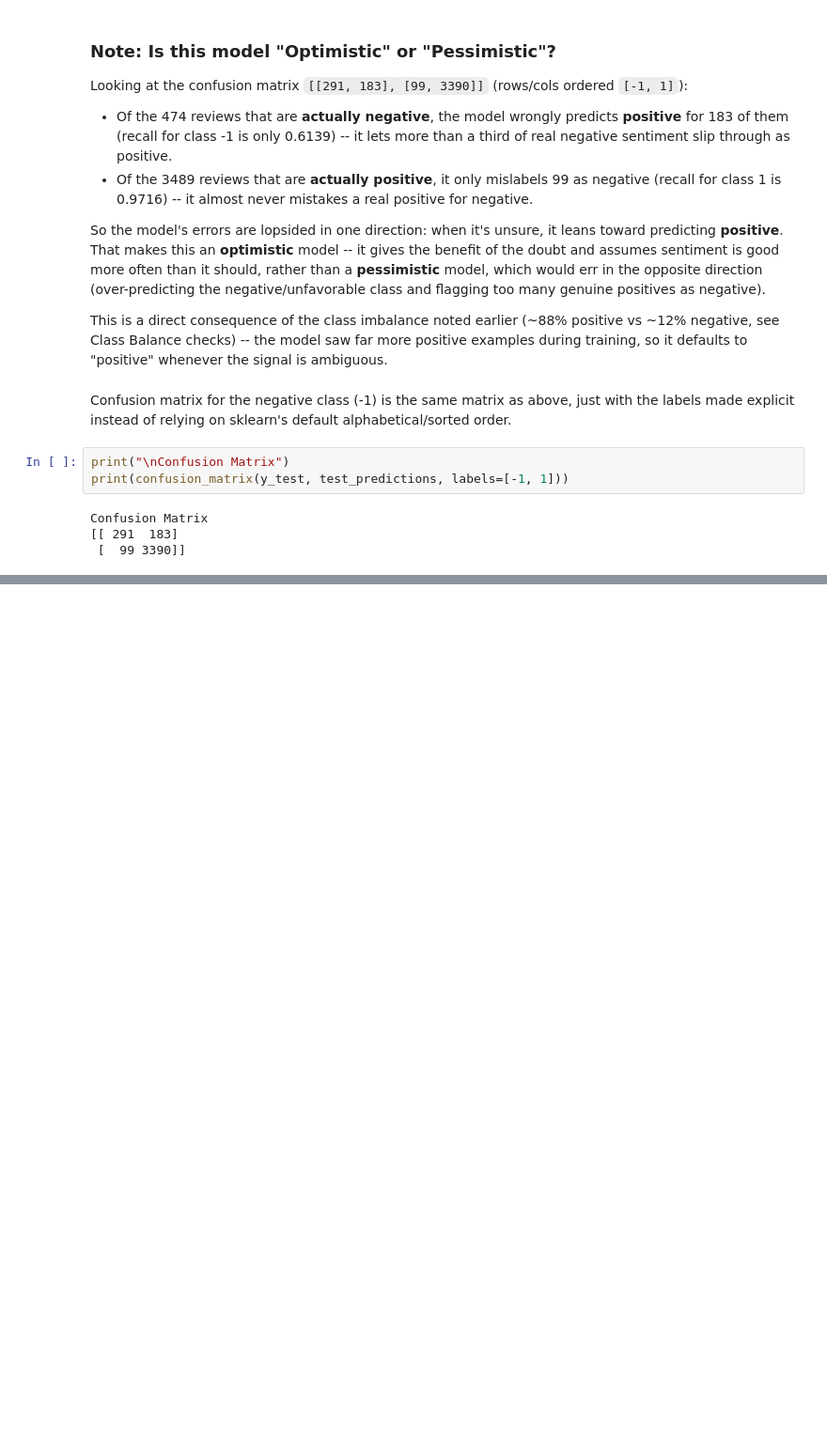
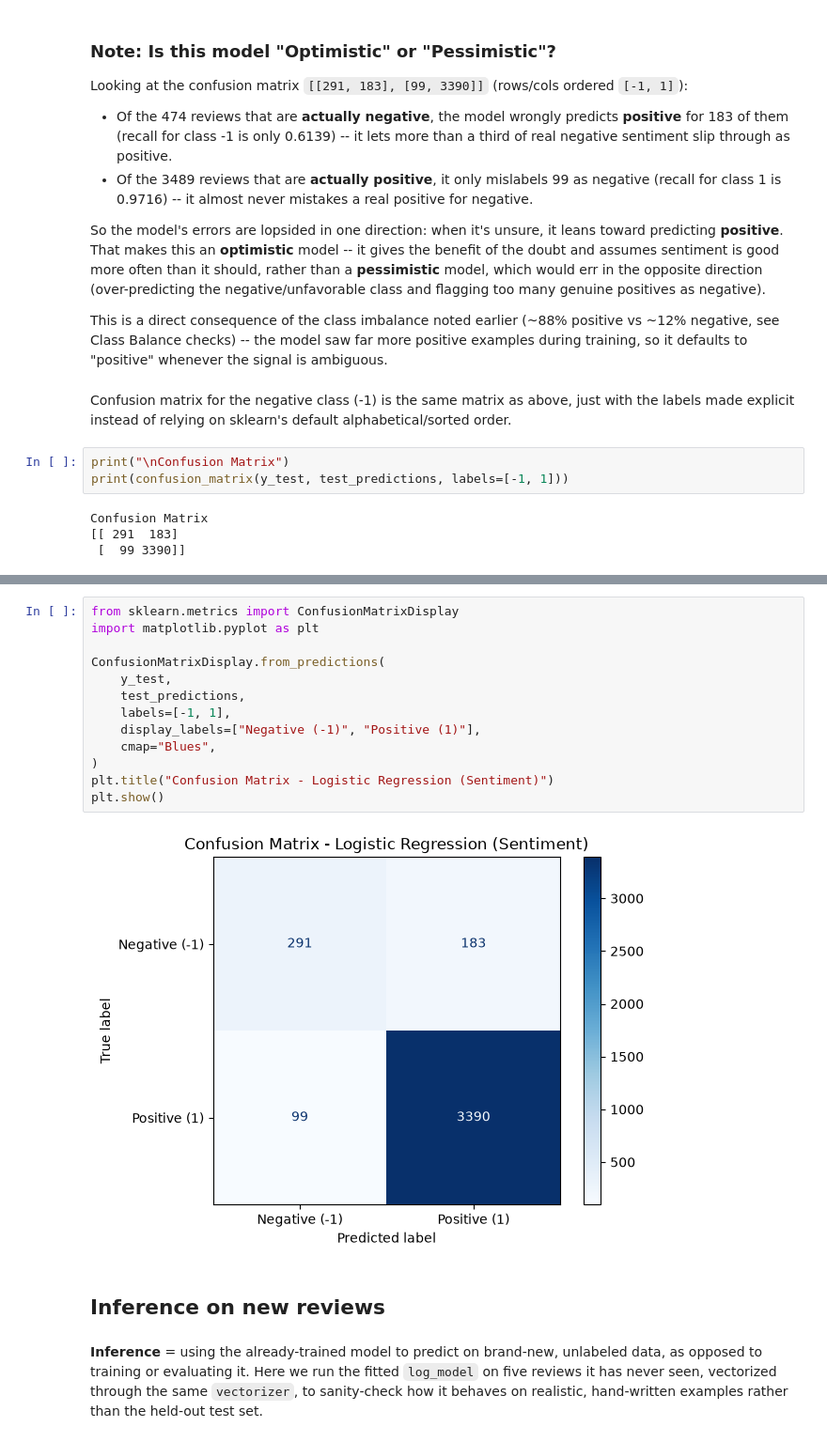
Before and after one commit to Lakshan-Chamoditha-Perera/came-ijse, a Jupyter notebook: Day 12/Notebook.ipynb, the cells around one changed output, grey strips where cells are left out. Shown at 94% size. Drawn from its saved outputs; the diff is of its cells as text; blank space fills up the shorter version.

```diff
--- a/Day 12/Notebook.ipynb
+++ b/Day 12/Notebook.ipynb
@@ -577,0 +591,19 @@ Confusion Matrix
+# %%
+from sklearn.metrics import ConfusionMatrixDisplay
+import matplotlib.pyplot as plt
+
+ConfusionMatrixDisplay.from_predictions(
+    y_test,
+    test_predictions,
+    labels=[-1, 1],
+    display_labels=["Negative (-1)", "Positive (1)"],
+    cmap="Blues",
+)
+plt.title("Confusion Matrix - Logistic Regression (Sentiment)")
+plt.show()
+# %% [output]
+[figure, added]
+# %% [markdown]
+## Inference on new reviews
+# %% [markdown]
+**Inference** = using the already-trained model to predict on brand-new, unlabeled data, as opposed to training or evaluating it. Here we run the fitted `log_model` on five reviews it has never seen, vectorized through the same `vectorizer`, to sanity-check how it behaves on realistic, hand-written examples rather than the held-out test set.
```
Also changed, not shown: parts of 4 cells of this notebook.
